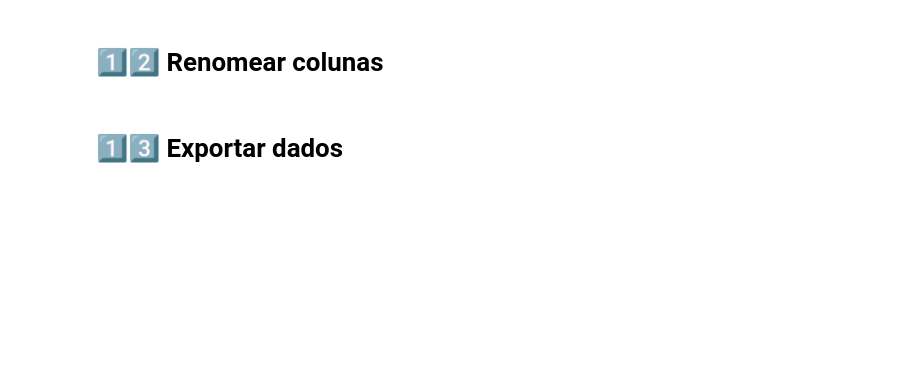
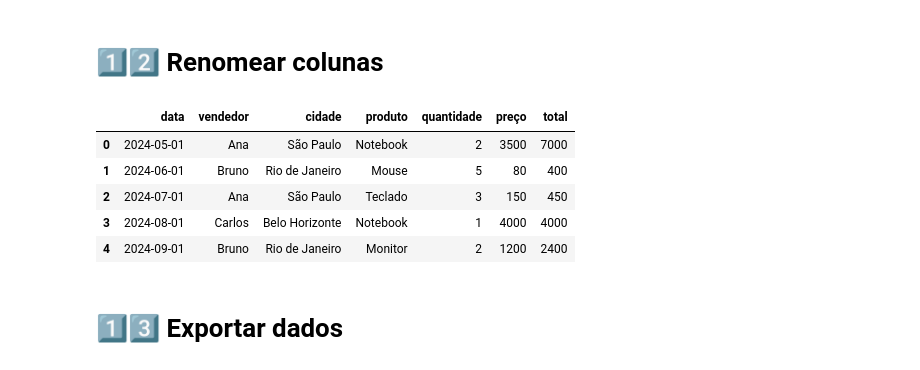
Before and after one commit to Scientiadados/Python, a Jupyter notebook: notebook/01_basic_command.ipynb, the cells around one changed output. Drawn from its saved outputs; the diff is of its cells as text; code cells hidden in the pictures; blank space fills up the shorter version.

```diff
--- a/notebook/01_basic_command.ipynb
+++ b/notebook/01_basic_command.ipynb
@@ -290,8 +316,17 @@ df.head()
 # 1️⃣2️⃣ Renomear colunas
 # %%
 df.rename(columns={
-    "Preco Unitario": "preco"
+    "preco": "preço"
 }, inplace=True)
+# %%
+df.head()
+# %% [output]
+|  | data | vendedor | cidade | produto | quantidade | preço | total |
+| 0 | 2024-05-01 | Ana | São Paulo | Notebook | 2 | 3500 | 7000 |
+| 1 | 2024-06-01 | Bruno | Rio de Janeiro | Mouse | 5 | 80 | 400 |
+| 2 | 2024-07-01 | Ana | São Paulo | Teclado | 3 | 150 | 450 |
+| 3 | 2024-08-01 | Carlos | Belo Horizonte | Notebook | 1 | 4000 | 4000 |
+| 4 | 2024-09-01 | Bruno | Rio de Janeiro | Monitor | 2 | 1200 | 2400 |
 # %% [markdown]
 # 1️⃣3️⃣ Exportar dados
 # %%
```
Also changed, not shown: parts of 18 cells of this notebook, 3 other files.
